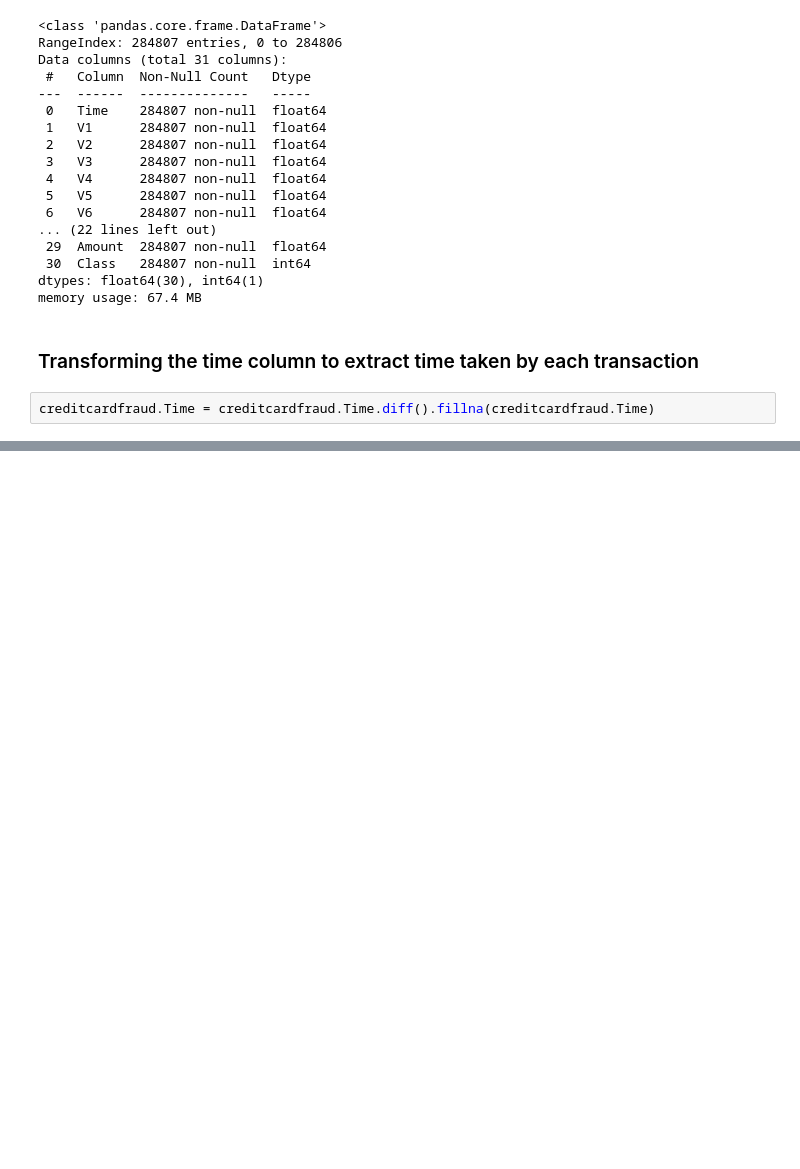
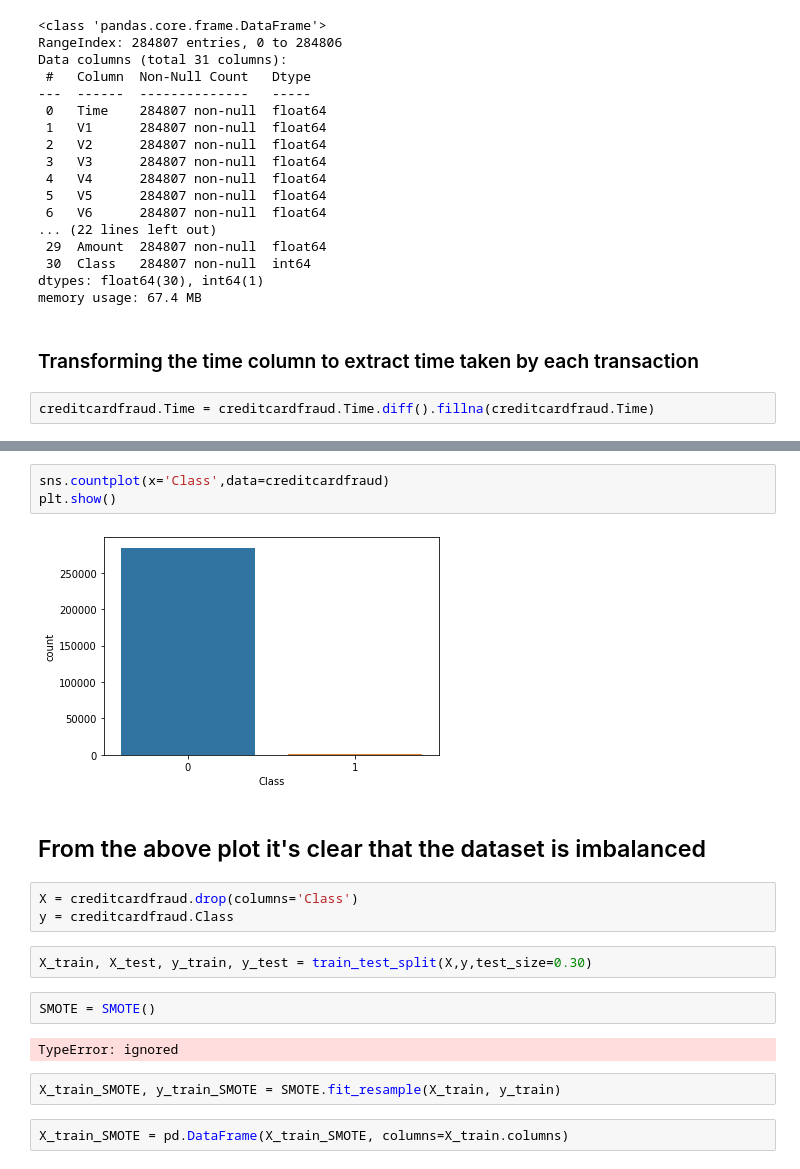
Before and after one commit to sumanjitmoshat/ClassicalML, a Jupyter notebook: Credit Card Fraud Detection.ipynb, the cells around one changed output, grey strips where cells are left out. Saved outputs shown, nothing was run; the diff lists cells and outputs as text; blank space fills up the shorter version.

```diff
--- a/Credit Card Fraud Detection.ipynb
+++ b/Credit Card Fraud Detection.ipynb
@@ -68,3 +78,23 @@ creditcardfraud.describe()
 | 50% | 0.000000 | 1.810880e-02 | 6.548556e-02 | 1.798463e-01 | -1.984653e-02 | -5.433583e-02 | -2.741871e-01 | 4.010308e-02 | 2.235804e-02 | -5.142873e-02 | -9.291738e-02 | ... |
 | 75% | 1.000000 | 1.315642e+00 | 8.037239e-01 | 1.027196e+00 | 7.433413e-01 | 6.119264e-01 | 3.985649e-01 | 5.704361e-01 | 3.273459e-01 | 5.971390e-01 | 4.539234e-01 | ... |
 | max | 32.000000 | 2.454930e+00 | 2.205773e+01 | 9.382558e+00 | 1.687534e+01 | 3.480167e+01 | 7.330163e+01 | 1.205895e+02 | 2.000721e+01 | 1.559499e+01 | 2.374514e+01 | ... |
+# %%
+sns.countplot(x='Class',data=creditcardfraud)
+plt.show()
+# %% [output]
+[figure, added]
+# %% [markdown]
+## From the above plot it's clear that the dataset is imbalanced
+# %%
+X = creditcardfraud.drop(columns='Class')
+y = creditcardfraud.Class
+# %%
+X_train, X_test, y_train, y_test = train_test_split(X,y,test_size=0.30)
+# %%
+SMOTE = SMOTE()
+# %% [output]
+TypeError: ignored
+# %%
+X_train_SMOTE, y_train_SMOTE = SMOTE.fit_resample(X_train, y_train)
+# %%
+X_train_SMOTE = pd.DataFrame(X_train_SMOTE, columns=X_train.columns)
```
Also changed, not shown: parts of 9 cells of this notebook.
